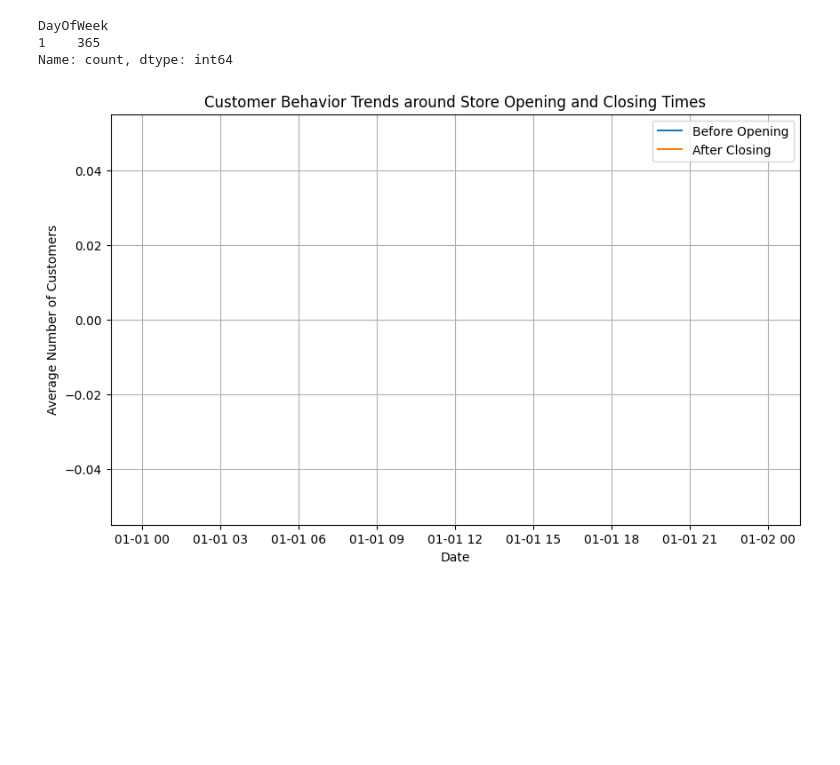
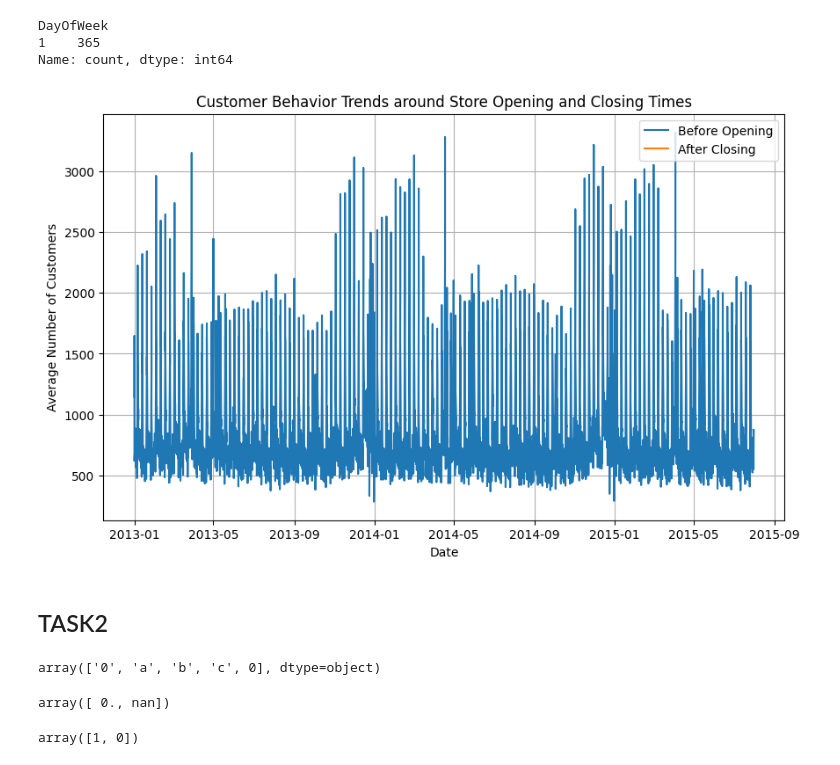
Before and after one commit to IamYunusAli/Rossman, a Jupyter notebook: notebooks/Rossman.ipynb, the cells around one changed output. Drawn from its saved outputs; the diff is of its cells as text; code cells hidden in the pictures; blank space fills up the shorter version.

```diff
--- a/notebooks/Rossman.ipynb
+++ b/notebooks/Rossman.ipynb
@@ -375,20 +375,40 @@ DayOfWeek
 Name: count, dtype: int64
 # %%
 
-open_hours_data = trainData[trainData['Open'] == 1]
+open_hours_data = trainData[trainData['Open'] == 1].copy()
+open_hours_data.set_index('Date', inplace=True)
 time_window = pd.Timedelta(hours=1)
 avg_customers_before_open = open_hours_data['Customers'].rolling(window=time_window, closed='right').mean()
 avg_customers_after_close = open_hours_data['Customers'].rolling(window=time_window, closed='left').mean()
 # %%
 # Plot customer behavior trends
 plt.figure(figsize=(10, 6))
-plt.plot(open_hours_data['Date'], avg_customers_before_open, label='Before Opening')
-plt.plot(open_hours_data['Date'], avg_customers_after_close, label='After Closing')
+plt.plot(open_hours_data.index, avg_customers_before_open, label='Before Opening')
+plt.plot(open_hours_data.index, avg_customers_after_close, label='After Closing')
 plt.title('Customer Behavior Trends around Store Opening and Closing Times')
 plt.xlabel('Date')
 plt.ylabel('Average Number of Customers')
 plt.legend()
 plt.grid(True)
 plt.show()
 # %% [output]
-[figure, old version]
+[figure, new version]
+# %% [markdown]
+## TASK2
+# %%
+trainData['StateHoliday'].unique()
+# %% [output]
+array(['0', 'a', 'b', 'c', 0], dtype=object)
+# %%
+# Define the mapping
+mapping = {'a': 1, '0': 0, 'b': 2, 'c':3, 0:0}
+
+trainData['StateHoliday'] = trainData['StateHoliday'].map(mapping)
+
+trainData['StateHoliday'].unique()
+# %% [output]
+array([ 0., nan])
+# %%
+trainData['SchoolHoliday'].unique()
+# %% [output]
+array([1, 0])
```
Also changed, not shown: parts of 33 cells of this notebook, 1 other file.
